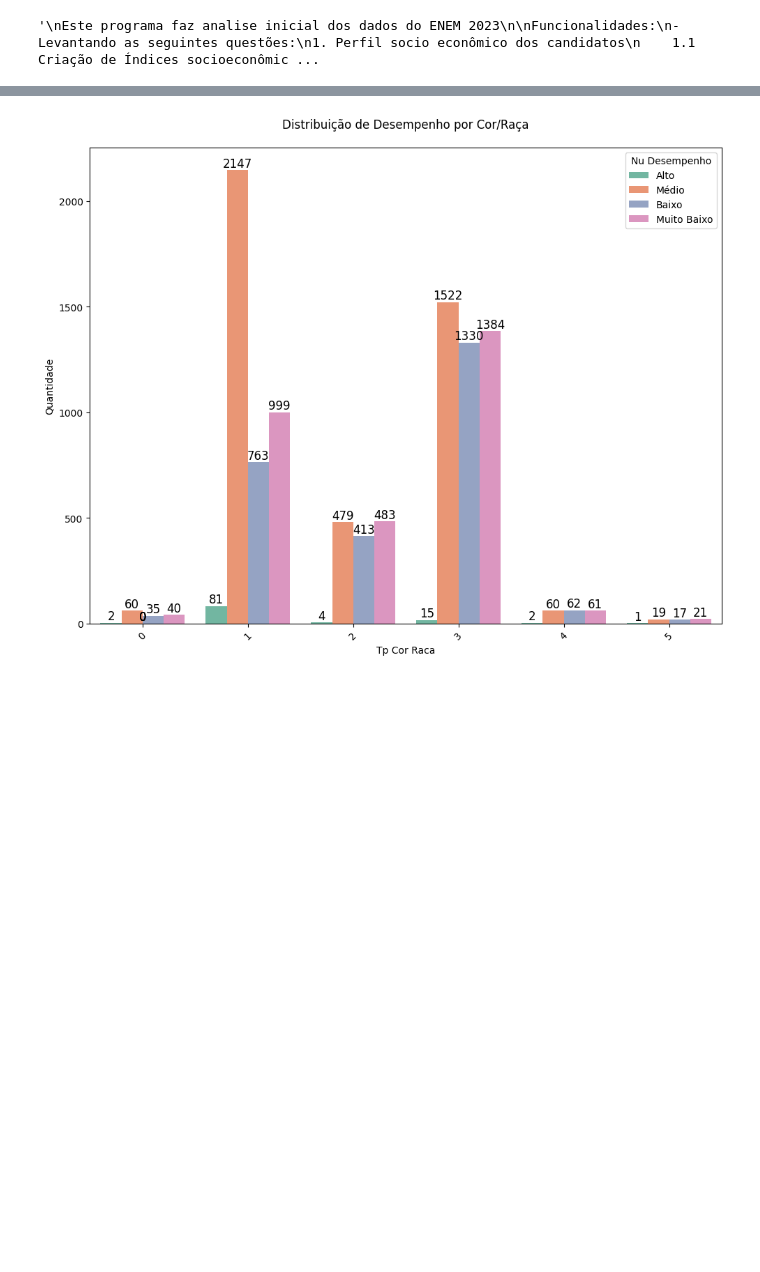
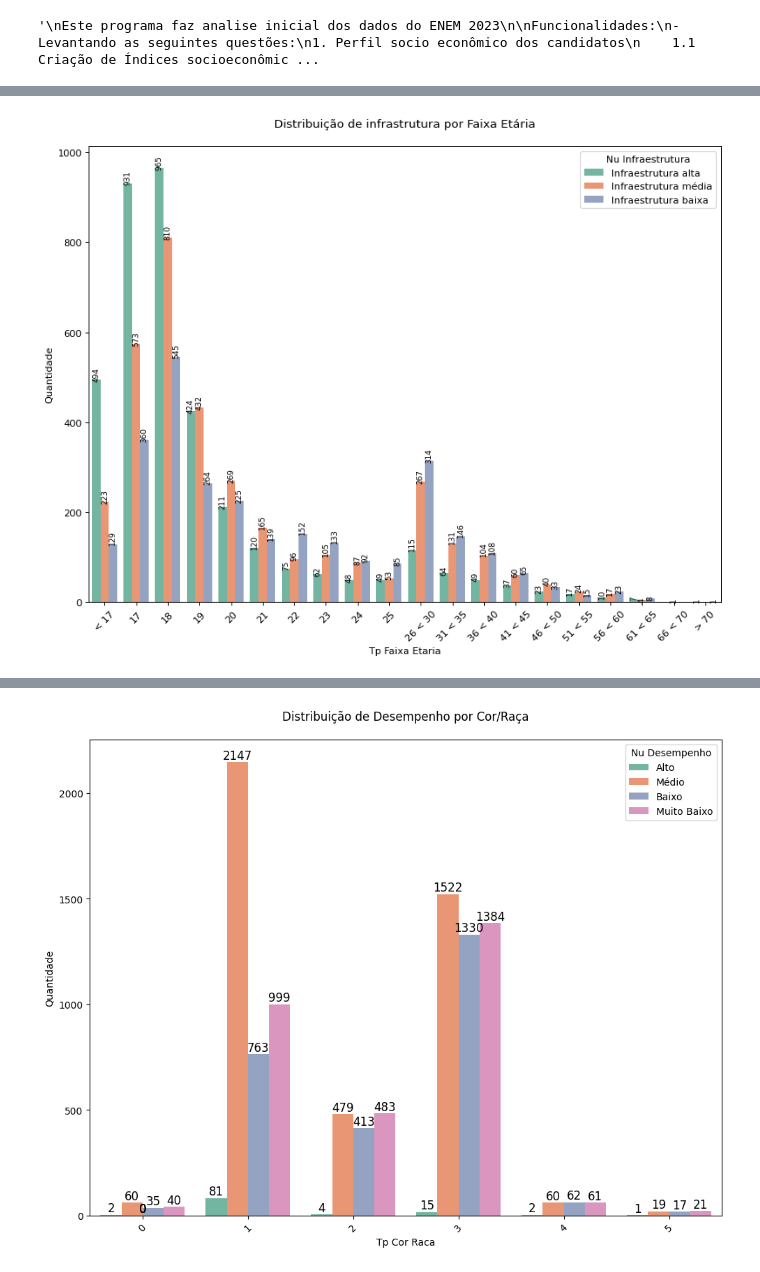
Before and after one commit to RafaelPetit/Microdados, a Jupyter notebook: microdados_V4.ipynb, the cells around one changed output, grey strips where cells are left out. Cells and saved outputs as stored; diff of their text form; code cells hidden in the pictures; blank space fills up the shorter version.

```diff
--- a/microdados_V4.ipynb
+++ b/microdados_V4.ipynb
@@ -564,18 +704,17 @@ infra = {
 # %%
 # Distribuição dos Infraestrutura por Faixa Etária
-plot_histograma(
+plotar_histograma(
     df=microdados,
     coluna_x='TP_FAIXA_ETARIA',
-    coluna_hue='categoria_infraestrutura',
-    dicionario_x=faixa_etaria,            # Mapeamento para rótulos do eixo x
-    dicionario_hue=infra,
-    order_hue=order_hue_infra,          # Mapeamento para rótulos da legenda
+    coluna_hue='NU_INFRAESTRUTURA',
+    dicionario_x=faixa_etaria,
+    dicionario_hue=infraestrutura,
     titulo='Distribuição de infrastrutura por Faixa Etária',
     rotacao_xticks=45,
-    rotacao_xticks_barra=45,
-    text_size=7,
-    pad_titulo=20,
-    palette='Set2'
+    rotacao_xticks_barra=90,
+    tamanho_texto=8,
 )
+# %% [output]
+[figure, added]
 # %%
 # Plotando Desempenho por Faixa Etária
```
Also changed, not shown: parts of 12 cells of this notebook, 2 other files.
